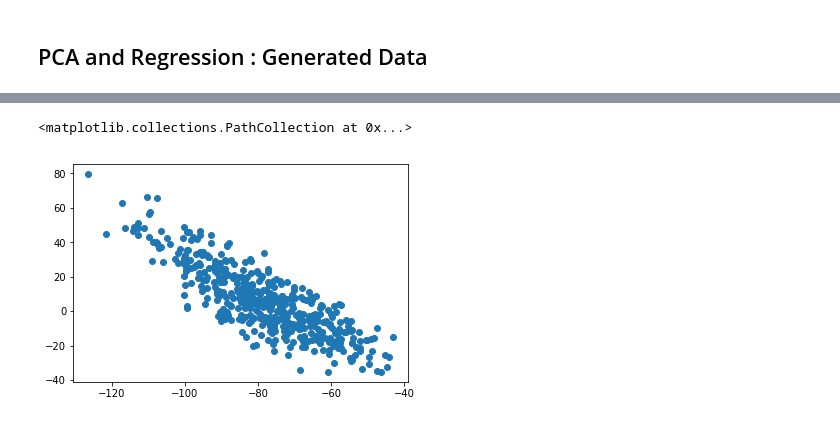
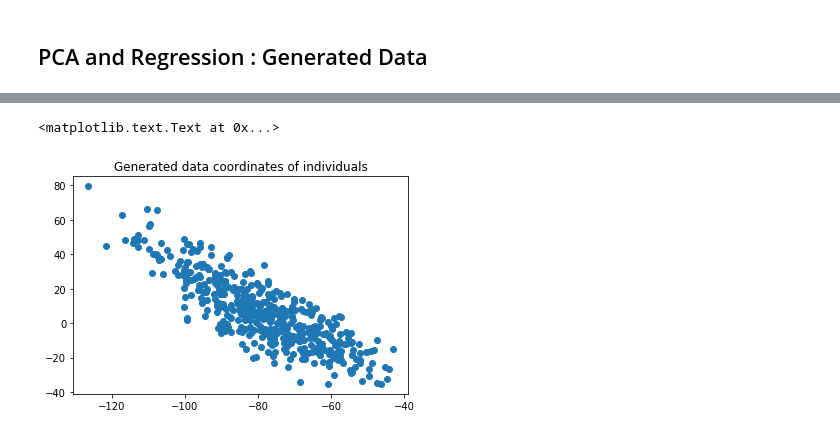
Before and after one commit to thomasgrsp/workaroundmedgan, a Jupyter notebook: notebooks/medgan_pca.ipynb, the cells around one changed output, grey strips where cells are left out. Saved outputs shown, nothing was run; the diff lists cells and outputs as text; code cells hidden in the pictures.

```diff
--- a/notebooks/medgan_pca.ipynb
+++ b/notebooks/medgan_pca.ipynb
@@ -85,11 +85,3 @@ reg_long.fit(comp, y_long)
 reg_lat.fit(comp, y_lat)
 # %% [output]
 LinearRegression(copy_X=True, fit_intercept=True, n_jobs=1, normalize=False)
-# %%
-from sklearn.svm import SVR
-
-reg_long = SVR()
-reg_lat = SVR()
-
-reg_long.fit(comp, y_long)
-reg_lat.fit(comp, y_lat)
@@ -118,5 +115,6 @@ x_gen_lat = reg_lat.predict(comp_gen)
 # %%
 plt.scatter(x_gen_long, x_gen_lat )
+plt.title('Generated data coordinates of individuals')
 # %% [output]
-<matplotlib.collections.PathCollection at 0x...>
+<matplotlib.text.Text at 0x...>
-[figure, old version]
+[figure, new version]
```
Also changed, not shown: parts of 4 cells of this notebook, 5 other files.
